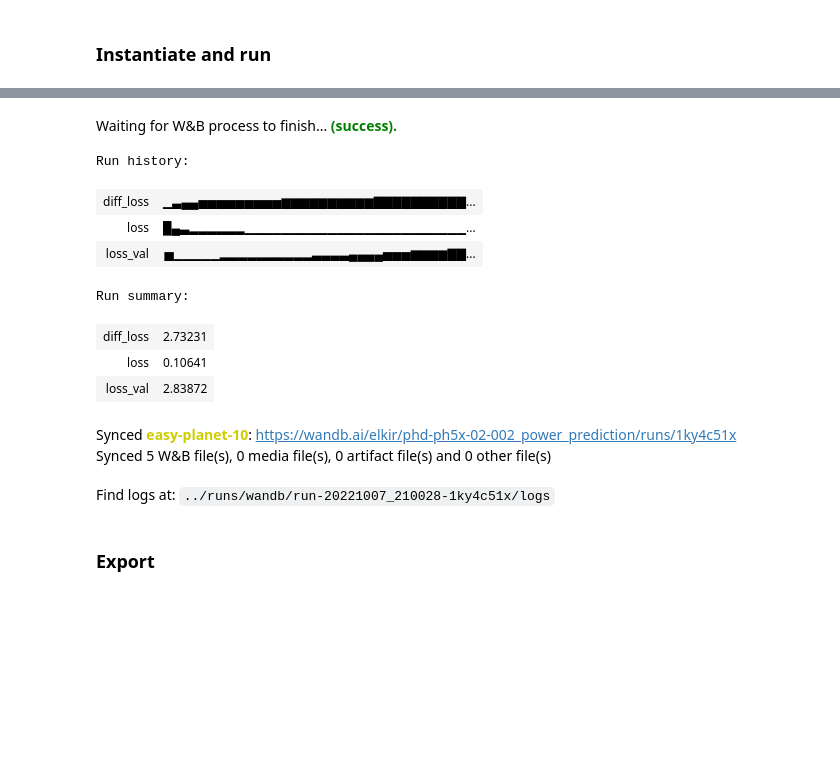
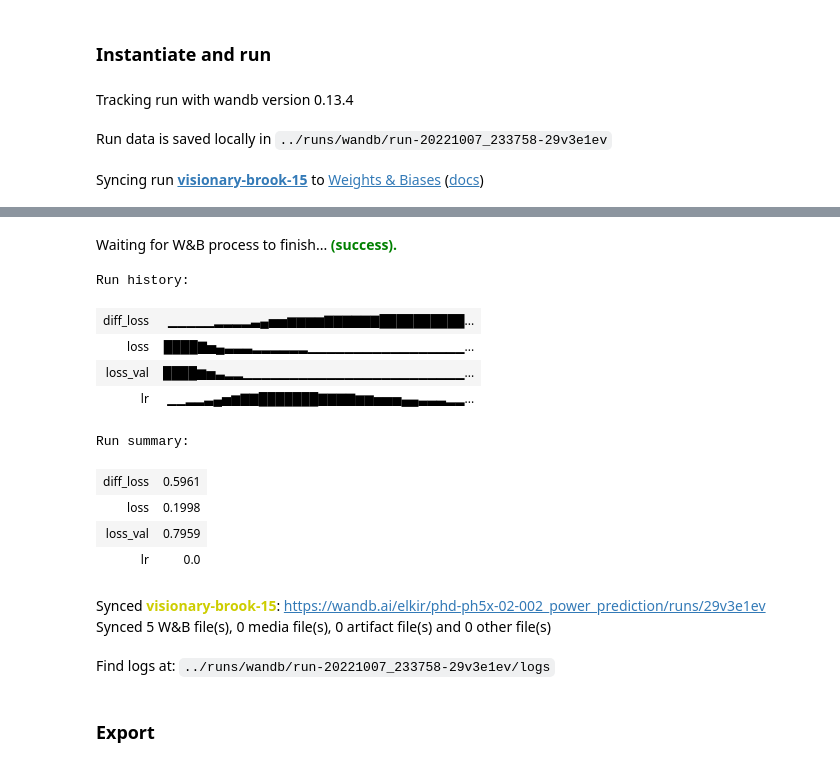
Before and after one commit to elkir/ph5-02_emulator_deepOPF, a Jupyter notebook: notebooks/002_pytorch_skeleton.ipynb, the cells around one changed output, grey strips where cells are left out. Drawn from its saved outputs; the diff is of its cells as text; code cells hidden in the pictures; blank space fills up the shorter version.

```diff
--- a/notebooks/002_pytorch_skeleton.ipynb
+++ b/notebooks/002_pytorch_skeleton.ipynb
@@ -54,14 +56,17 @@ param_save = "002_01_simplest"
 
 network_name = f"elec_s_{config['nodes']}_ec_lcopt_Co2L-3H"
 
-dir_training_set = dir_data_ml / config["year"]/ "3M"
-filename_inputs_tr = dir_training_set / f"{network_name}_inputs.P"
-filename_outputs_tr = dir_training_set / f"{network_name}_outputs_p.P"
+dir_training_set = [dir_data_ml / y / "3M" for y in config["years"]]
+filenames_inputs_tr = [d / f"{network_name}_inputs.P" for d in dir_training_set]
+filenames_outputs_tr = [d / f"{network_name}_outputs_p.P" for d in dir_training_set]
 
-dir_val_set = dir_data_ml / config["year_val"]/ "3M"
-filename_inputs_val = dir_val_set / f"{network_name}_inputs.P"
-filename_outputs_val = dir_val_set / f"{network_name}_outputs_p.P"
+dir_val_set = [ dir_data_ml / y/ "3M" for y in  config["years_val"]]
+filenames_inputs_val = [d / f"{network_name}_inputs.P" for d in dir_val_set]
+filenames_outputs_val = [d / f"{network_name}_outputs_p.P" for d in dir_val_set]
 
-for fn in [filename_inputs_tr, filename_outputs_tr]:
-    print(f"{fn}: {'Exists' if fn.exists() else 'Missing'}")
+for fn in [*filenames_inputs_tr, *filenames_outputs_tr,
+           *filenames_inputs_val,*filenames_outputs_val]:
+    if not fn.exists():
+        print(f"{fn}: Missing")
+print("Otherwise all files present")
 # %% [output]
@@ -175,16 +188,24 @@ class PowerModel(nn.Module):
 # NN regression model
 if config["model"]=="linear":
     model = nn.Linear(n_input,n_output)
-elif config["model"]=="nn1":
-    model =  PowerModel(n_input,n_output,hidden_size=64)
+elif config["model"].startswith("nn"):
+    model =  PowerModel(n_input,n_output,hidden_dim=config["layers"])
 # Loss and optimizer
 # nn.CrossEntropyLoss() computes softmax internally
 criterion = nn.MSELoss()
+def mean_total_power(y): y.sum(dim=1).mean(dim=0)
 # criterion = nn.CrossEntropyLoss()
 optimizer = torch.optim.Adam(model.parameters(), lr=config["learning_rate"])
+if "scheduler" in config:
+    scheduler = torch.optim.lr_scheduler.OneCycleLR(optimizer,config["learning_rate"],config["epochs"])
 # %%
 # Train the model
 if manual_logging: losses=[]
+if use_tb: tb_writer= SummaryWriter(log_dir=dir_runs_tb)
+if use_wandb: wandb.init(
+    project=f"phd-ph5x-02-_power_prediction{config['nodes']}",
+    dir=dir_runs,config=config)
+
 for epoch in range(config["epochs"]):
 
     # Forward pass
@@ -193,19 +214,25 @@ for epoch in range(config["epochs"]):
     outputs_val = model(x_val)
     loss_val = criterion(outputs_val, y_val)
     diff_loss= loss_val-loss
+
+
     # Backward and optimize
     optimizer.zero_grad()
     loss.backward()
     optimizer.step()
     # model.epoch_end(epoch,loss)
+    scheduler.step()
 
     # Logging
     if manual_logging: losses.append(loss.item())
     if use_wandb: wandb.log(dict(
-        loss=loss,loss_val=loss_val,diff_loss=diff_loss))
+        loss=loss,loss_val=loss_val,diff_loss=diff_loss,
+        lr=optimizer.param_groups[0]['lr']
+        ))
     if use_tb:
         tb_writer.add_scalar("Loss/train", loss, epoch)
         tb_writer.add_scalar("Loss/val", loss_val, epoch)
+
     # Printing
     if (epoch+1) % 100 == 0:
         print(f"Epoch [{epoch+1}], Loss: { loss.item() :.7f}, Val_loss: {loss_val.item() :.5f}")
@@ -216,3 +243,6 @@ if use_tb:
     tb_writer.flush()
     tb_writer.close()
 # %% [output]
+Tracking run with wandb version 0.13.4
+Run data is saved locally in ../runs/wandb/run-20221007_233758-29v3e1ev
+Syncing run visionary-brook-15 to Weights & Biases (docs)
@@ -236,15 +254,17 @@ Epoch [3000], Loss: 0.1064085, Val_loss: 2.83872
-Waiting for W&B process to finish... (success).
+Waiting for W&B process to finish... (success).
 Run history:
-| diff_loss | ▁▃▄▄▅▅▅▅▅▅▅▅▅▆▆▆▆▆▆▆▆▆▆▇▇▇▇▇▇▇▇▇▇... |
-| loss | █▄▃▂▂▂▂▂▂▁▁▁▁▁▁▁▁▁▁▁▁▁▁▁▁▁▁▁▁▁▁▁▁... |
-| loss_val | ▅▁▁▁▁▁▂▂▂▂▂▂▂▂▂▂▃▃▃▃▄▄▄▄▅▅▅▆▆▆▆▇▇... |
+| diff_loss | ▁▁▁▁▁▂▂▂▂▃▄▅▅▆▆▆▆▇▇▇▇▇▇██████████... |
+| loss | ████▇▅▄▃▃▃▂▂▂▂▂▂▁▁▁▁▁▁▁▁▁▁▁▁▁▁▁▁▁... |
+| loss_val | ████▆▅▃▂▂▁▁▁▁▁▁▁▁▁▁▁▁▁▁▁▁▁▁▁▁▁▁▁▁... |
+| lr | ▁▁▂▂▃▄▅▆▇▇███████▇▇▇▇▆▆▅▅▅▄▄▃▃▃▂▂... |
 Run summary:
-| diff_loss | 2.73231 |
-| loss | 0.10641 |
-| loss_val | 2.83872 |
+| diff_loss | 0.5961 |
+| loss | 0.1998 |
+| loss_val | 0.7959 |
+| lr | 0.0 |
-Synced easy-planet-10: https://wandb.ai/elkir/phd-ph5x-02-002_power_prediction/runs/1ky4c51x
-Synced 5 W&B file(s), 0 media file(s), 0 artifact file(s) and 0 other file(s)
-Find logs at: ../runs/wandb/run-20221007_210028-1ky4c51x/logs
+Synced visionary-brook-15: https://wandb.ai/elkir/phd-ph5x-02-002_power_prediction/runs/29v3e1ev
+Synced 5 W&B file(s), 0 media file(s), 0 artifact file(s) and 0 other file(s)
+Find logs at: ../runs/wandb/run-20221007_233758-29v3e1ev/logs
 # %% [markdown]
 ### Export
 # %%
```
Also changed, not shown: parts of 15 cells of this notebook.
